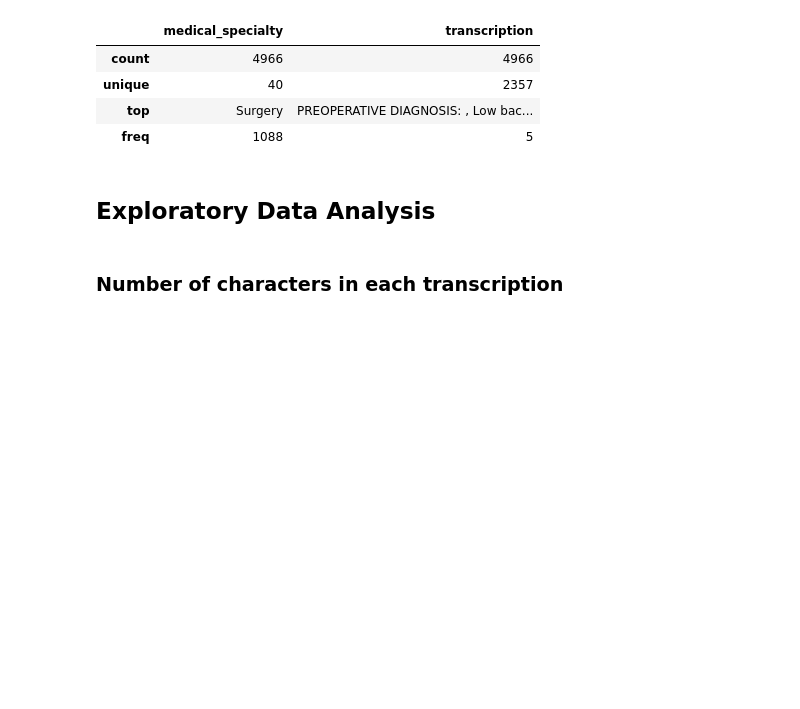
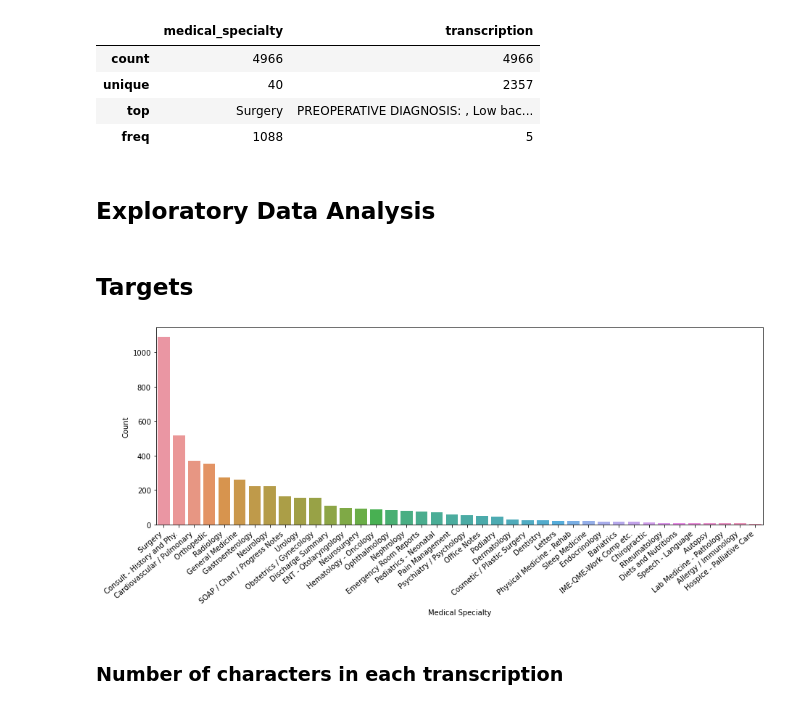
Before and after one commit to freyakuhlman/MedicalTranscriptionClassification, a Jupyter notebook: medical_transcription_data_analysis.ipynb, the cells around one changed output. Drawn from its saved outputs; the diff is of its cells as text; code cells hidden in the pictures; blank space fills up the shorter version.

```diff
--- a/medical_transcription_data_analysis.ipynb
+++ b/medical_transcription_data_analysis.ipynb
@@ -102,6 +102,16 @@ df.describe()
 | freq | 1088 | 5 |
 # %% [markdown]
 ## Exploratory Data Analysis
+# %% [markdown]
+## Targets
+# %%
+plt.figure(figsize=(15,5))
+targets = sns.countplot(data = df, x = 'medical_specialty',order=df['medical_specialty'].value_counts().index)
+targets.set_xticklabels(targets.get_xticklabels(), rotation=40, ha="right")
+targets.set(xlabel = 'Medical Specialty', ylabel = 'Count')
+plt.show()
+# %% [output]
+[figure, added]
 # %% [markdown]
 ### Number of characters in each transcription
 # %%
```
Also changed, not shown: parts of 11 cells of this notebook.
